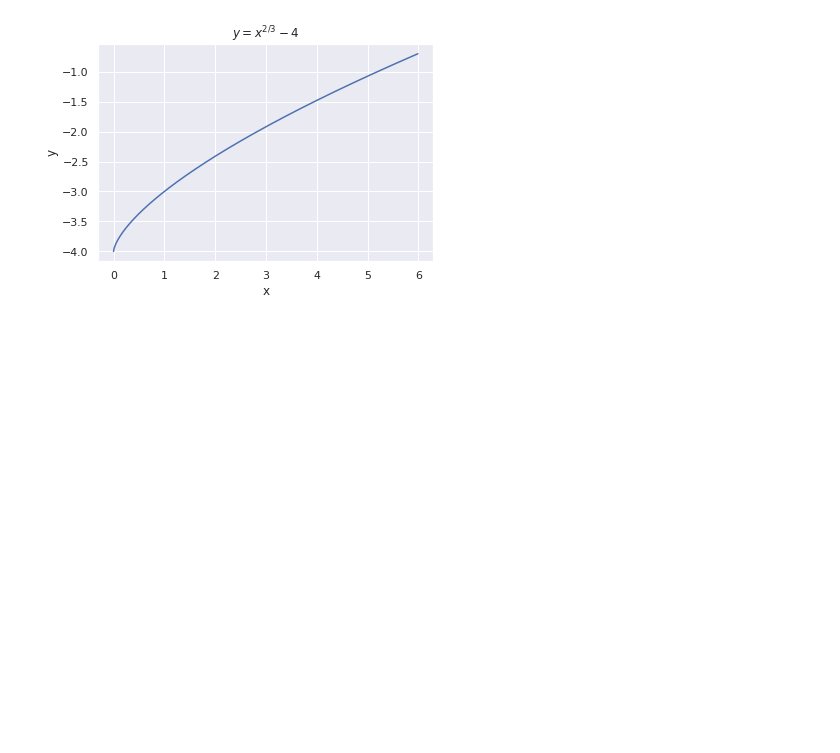
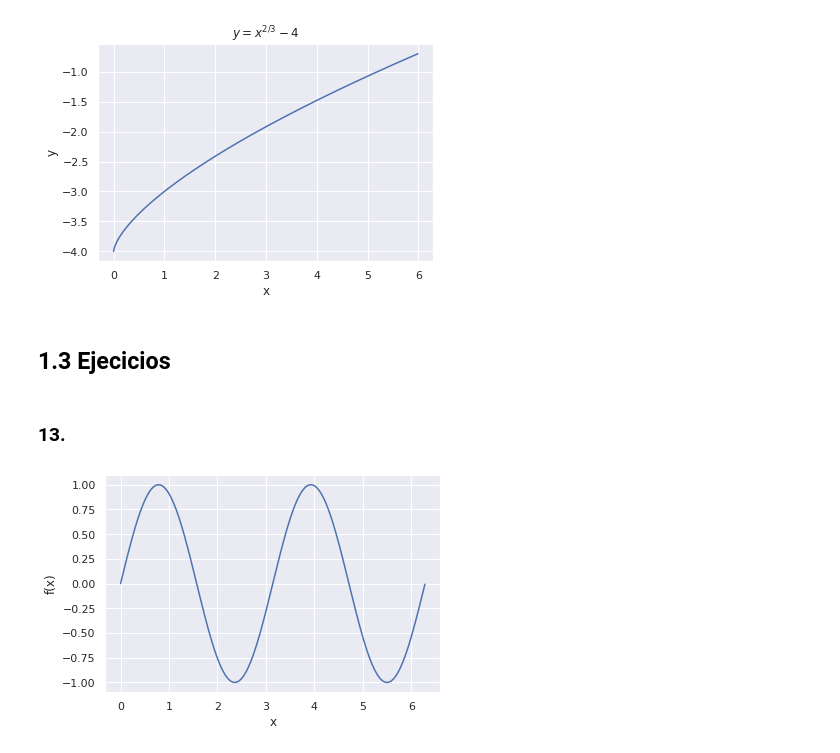
Before and after one commit to IamFode/matematicas, a Jupyter notebook: calculo/george_thomas/python/ejercicio1.2.ipynb, the cells around one changed output. Cells and saved outputs as stored; diff of their text form; code cells hidden in the pictures; blank space fills up the shorter version.

```diff
--- a/calculo/george_thomas/python/ejercicio1.2.ipynb
+++ b/calculo/george_thomas/python/ejercicio1.2.ipynb
@@ -496,0 +495,14 @@ plt.show()
+# %% [markdown]
+## 1.3 Ejecicios
+# %% [markdown]
+### 13.
+# %%
+x = np.arange(0,2*np.pi,0.01)
+f = np.sin(2*x)
+c,ax=plt.subplots()
+ax.plot(x,f)
+ax.set(xlabel="x",ylabel="f(x)")
+plt.grid
+plt.show()
+# %% [output]
+[figure, added]
```
Also changed, not shown: parts of 1 cell of this notebook, 3 other files.
